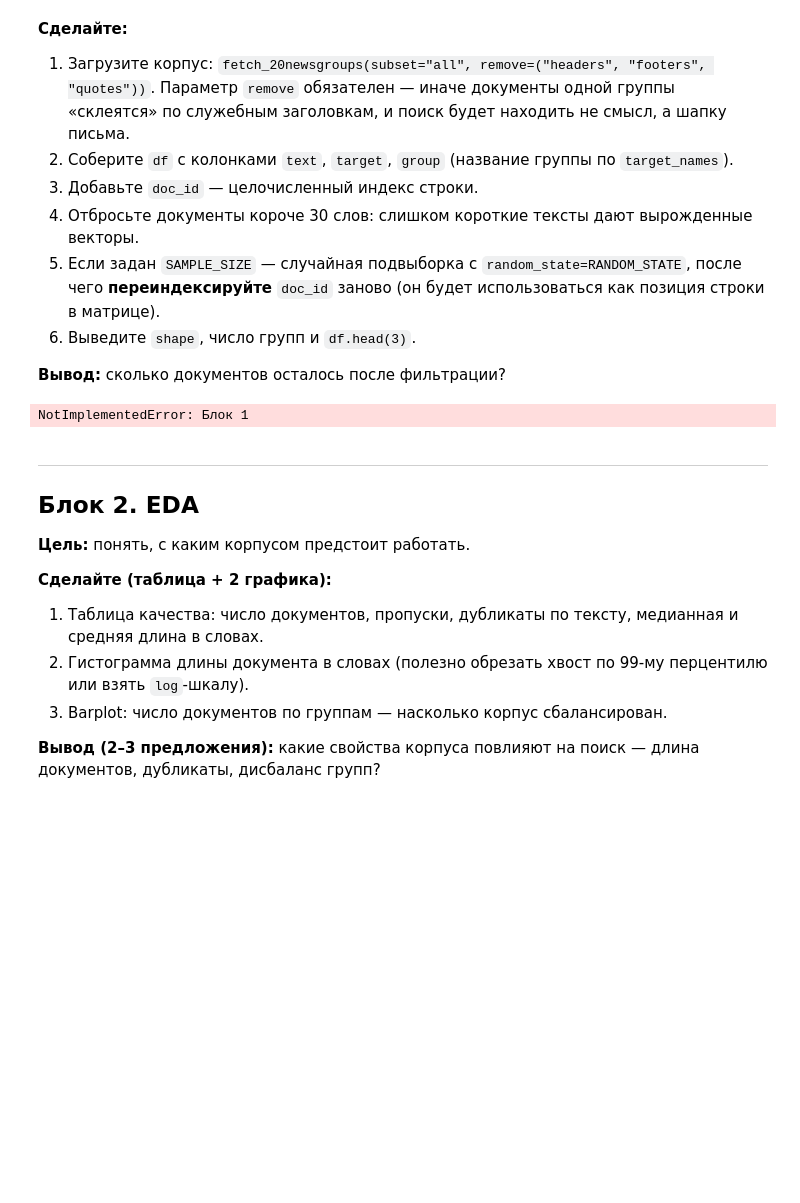
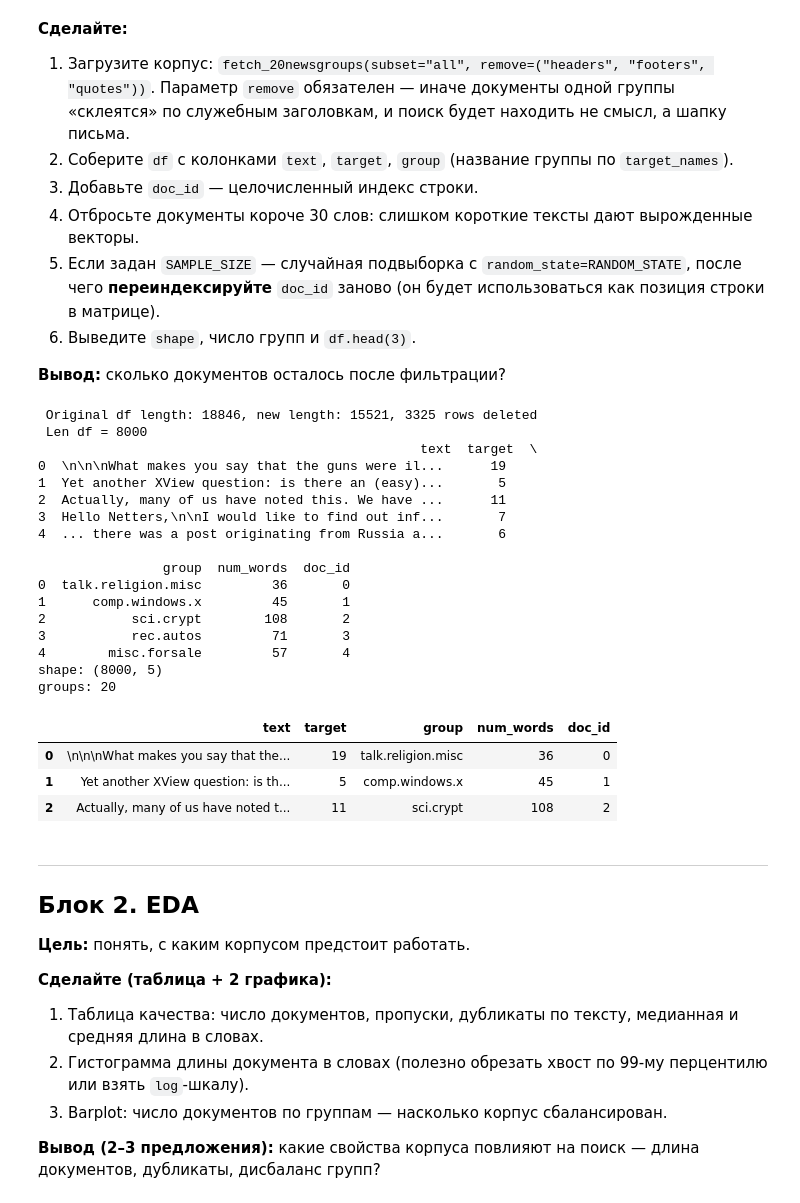
Before and after one commit to KrisTinaShch/practice_knn_lsh, a Jupyter notebook: practice_knn_lsh.ipynb, the cells around one changed output. Cells and saved outputs as stored; diff of their text form; code cells hidden in the pictures; blank space fills up the shorter version.

```diff
--- a/practice_knn_lsh.ipynb
+++ b/practice_knn_lsh.ipynb
@@ -115,13 +112,56 @@ print("Окружение готово")
 
 **Вывод:** сколько документов осталось после фильтрации?
 # %%
-# ВАШ КОД — блок 1
 raw = fetch_20newsgroups(subset="all", remove=("headers", "footers", "quotes"), random_state=RANDOM_STATE)
 
-# TODO: df, фильтрация коротких, подвыборка, doc_id, head
-raise NotImplementedError("Блок 1")
+df = pd.DataFrame({
+    "text": raw.data,
+    "target": raw.target,
+    "group": [raw.target_names[t] for t in raw.target],
+})
+
+df['num_words'] = df['text'].str.split().str.len().fillna(0).astype(int)
+
+n_before = len(df)
+df = df[df['num_words'] >= 30]
+print(f' Original df length: {n_before}, new length: {len(df)}, {n_before - len(df)} rows deleted')
+
+if SAMPLE_SIZE and len(df) > SAMPLE_SIZE:
+    df = df.sample(n=SAMPLE_SIZE, random_state=RANDOM_STATE)
+
+print(f' Len df = {len(df)}')
+
+df = df.reset_index(drop=True)
+df['doc_id'] = np.arange(len(df))
+print(f' {df.head()}')
+
+assert (df["doc_id"].values == np.arange(len(df))).all()
+
+print("shape:", df.shape)
+print("groups:", df["group"].nunique())
+display(df.head(3))
 # %% [output]
-NotImplementedError: Блок 1
+ Original df length: 18846, new length: 15521, 3325 rows deleted
+ Len df = 8000
+                                                 text  target  \
+0  \n\n\nWhat makes you say that the guns were il...      19
+1  Yet another XView question: is there an (easy)...       5
+2  Actually, many of us have noted this. We have ...      11
+3  Hello Netters,\n\nI would like to find out inf...       7
+4  ... there was a post originating from Russia a...       6
+
+                group  num_words  doc_id
+0  talk.religion.misc         36       0
+1      comp.windows.x         45       1
+2           sci.crypt        108       2
+3           rec.autos         71       3
+4        misc.forsale         57       4
+shape: (8000, 5)
+groups: 20
+|  | text | target | group | num_words | doc_id |
+| 0 | \n\n\nWhat makes you say that the... | 19 | talk.religion.misc | 36 | 0 |
+| 1 | Yet another XView question: is th... | 5 | comp.windows.x | 45 | 1 |
+| 2 | Actually, many of us have noted t... | 11 | sci.crypt | 108 | 2 |
 # %% [markdown]
 ---
 ## Блок 2. EDA
```
Also changed, not shown: parts of 5 cells of this notebook.
